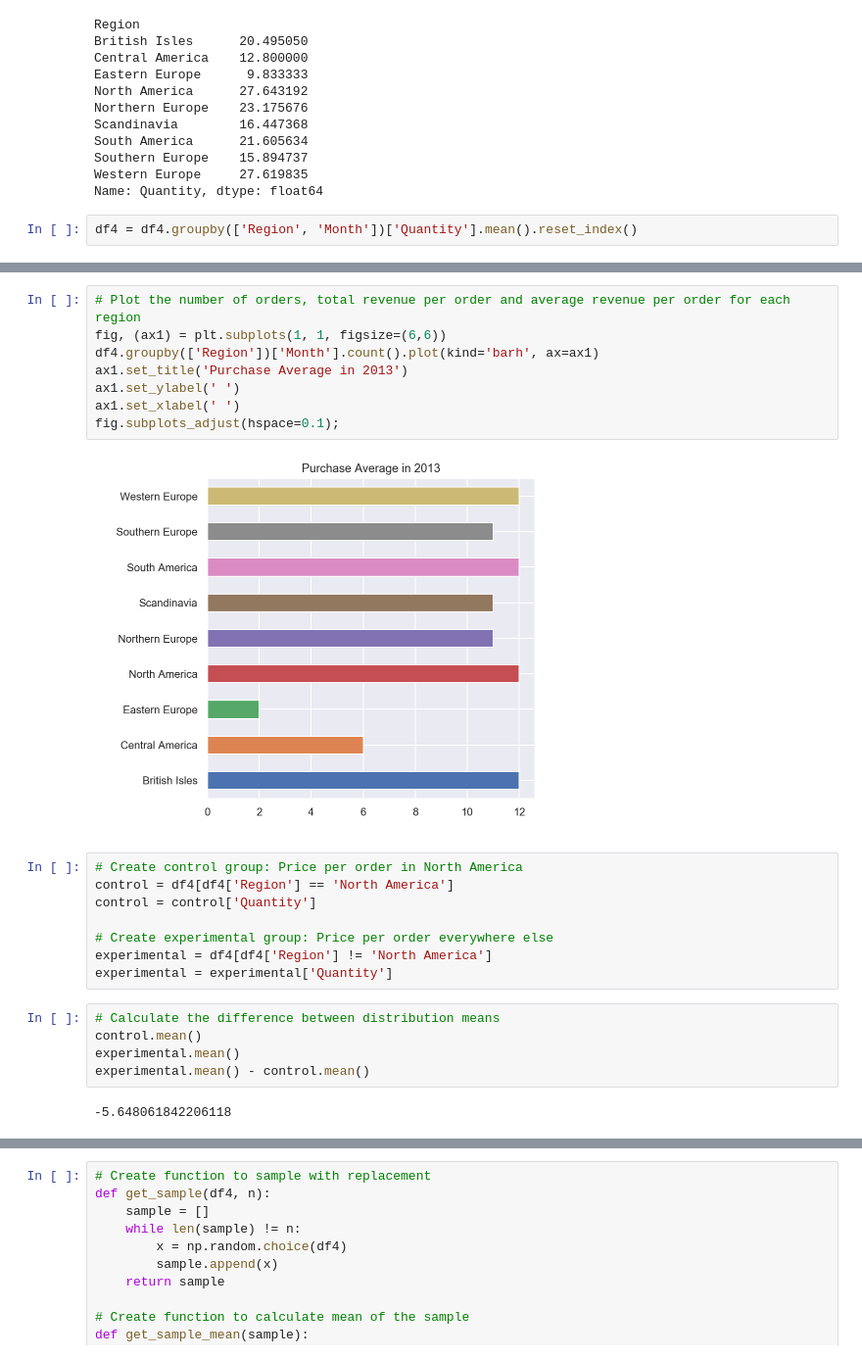
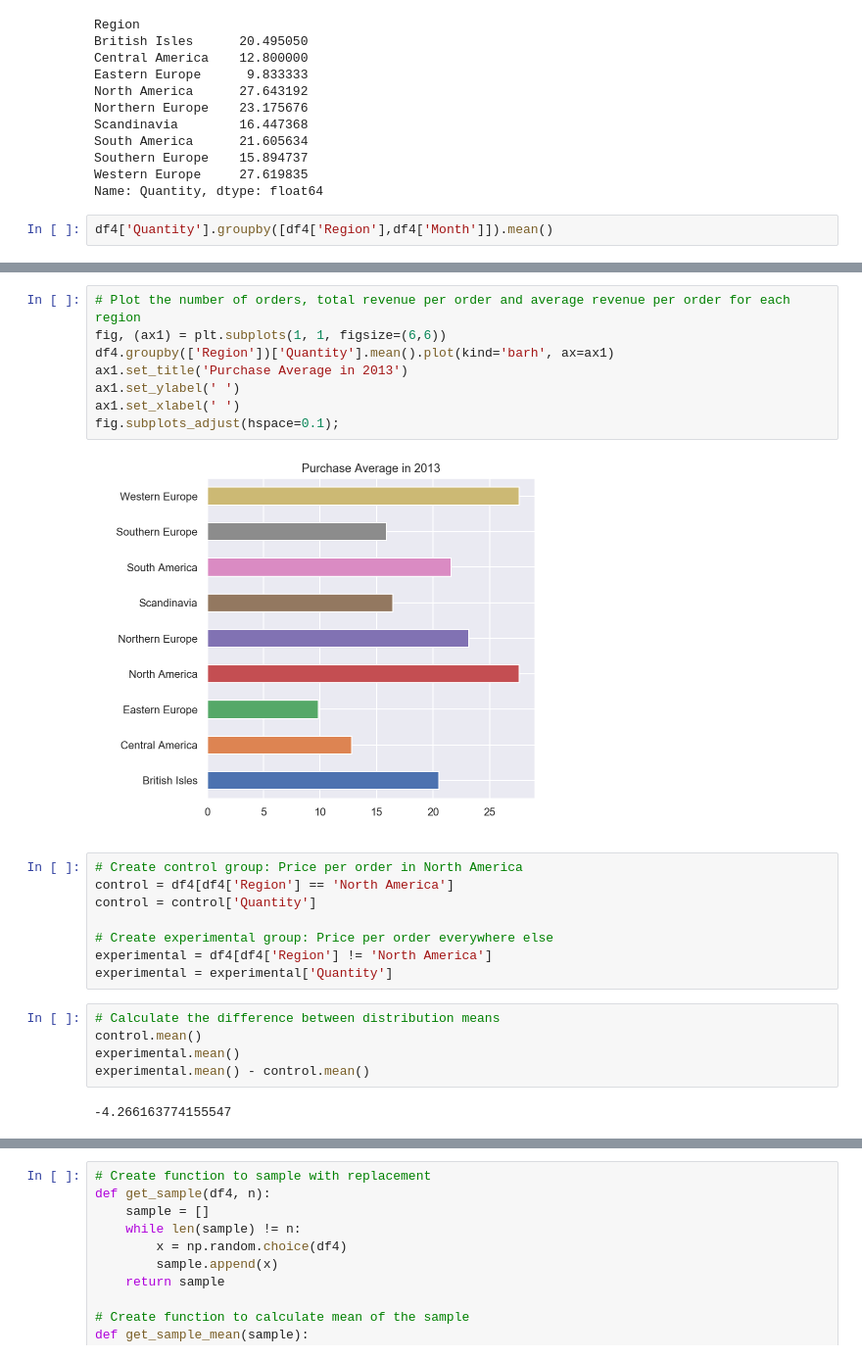
Before and after one commit to chelseapower/dsc-2-final-project-online-ds-pt-011419, a Jupyter notebook: Project2.ipynb, the cells around one changed output, grey strips where cells are left out. Shown at 98% size. Drawn from its saved outputs; the diff is of its cells as text.

```diff
--- a/Project2.ipynb
+++ b/Project2.ipynb
@@ -588,4 +588,4 @@ Southern Europe    15.894737
 Western Europe     27.619835
 Name: Quantity, dtype: float64
 # %%
-df4 = df4.groupby(['Region', 'Month'])['Quantity'].mean().reset_index()
+df4['Quantity'].groupby([df4['Region'],df4['Month']]).mean()
@@ -592,13 +610,13 @@ df4 = df4.groupby(['Region', 'Month'])['Quantity'].mean().reset_index()
 # %%
 # Plot the number of orders, total revenue per order and average revenue per order for each region
 fig, (ax1) = plt.subplots(1, 1, figsize=(6,6))
-df4.groupby(['Region'])['Month'].count().plot(kind='barh', ax=ax1)
+df4.groupby(['Region'])['Quantity'].mean().plot(kind='barh', ax=ax1)
 ax1.set_title('Purchase Average in 2013')
 ax1.set_ylabel(' ')
 ax1.set_xlabel(' ')
 fig.subplots_adjust(hspace=0.1);
 # %% [output]
-[figure, old version]
+[figure, new version]
 # %%
 # Create control group: Price per order in North America
 control = df4[df4['Region'] == 'North America']
@@ -613,7 +631,7 @@ control.mean()
 experimental.mean()
 experimental.mean() - control.mean()
 # %% [output]
--5.648061842206118
+-4.266163774155547
 # %%
 # Plot data and run normality test
 sns.set(color_codes=True)
```
Also changed, not shown: parts of 11 cells of this notebook, 1 other file.
